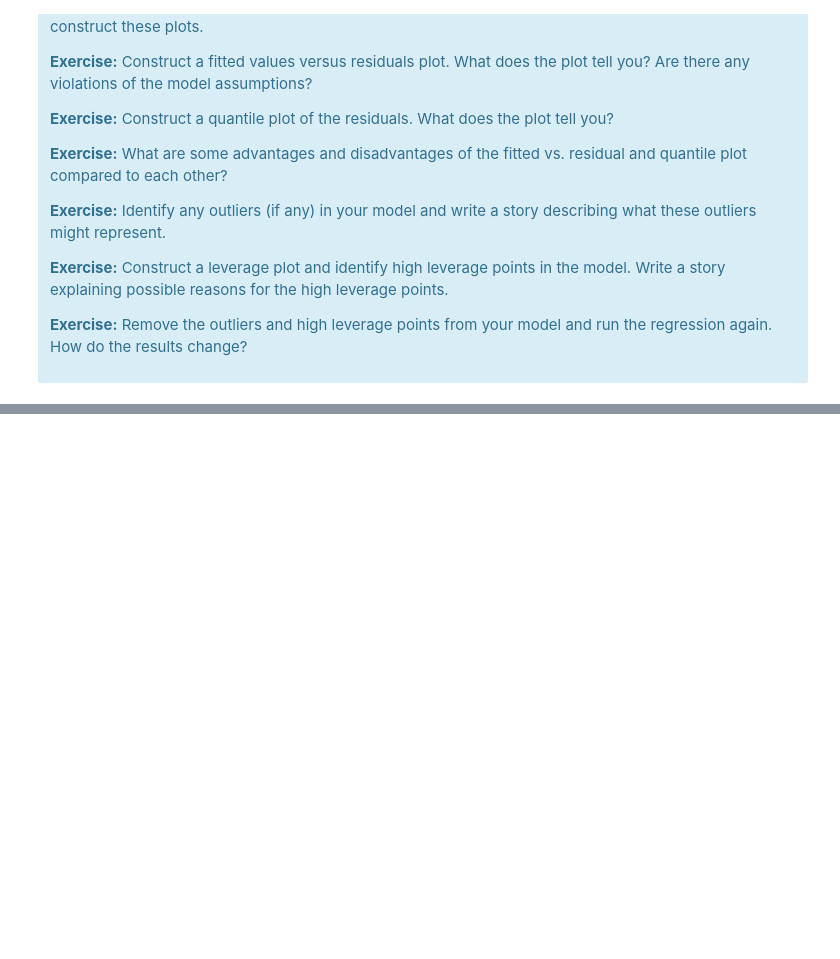
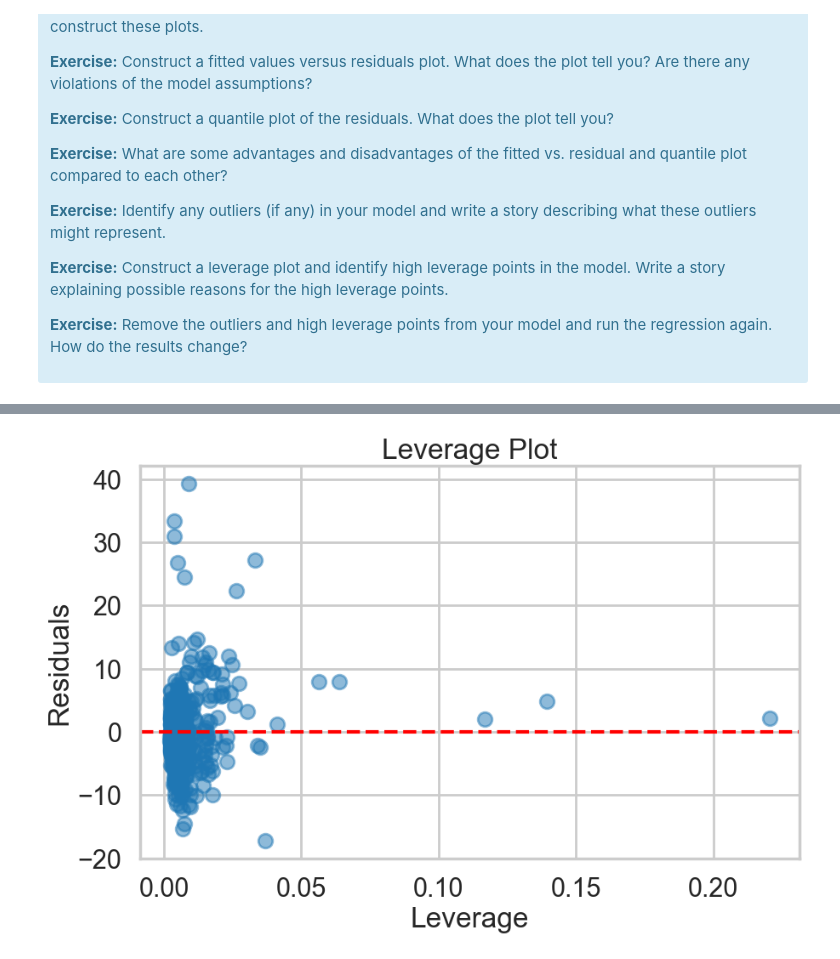
Before and after one commit to madmaxtoastflytiger/Boston-Housing, a Jupyter notebook: Mini_Project_Linear_Regression.ipynb, the cells around one changed output, grey strips where cells are left out. Cells and saved outputs as stored; diff of their text form; code cells hidden in the pictures; blank space fills up the shorter version.

```diff
--- a/Mini_Project_Linear_Regression.ipynb
+++ b/Mini_Project_Linear_Regression.ipynb
@@ -902,0 +1019,15 @@ There are some other issues that are important investigate with linear regressio
+# %%
+# Calculate leverage
+influence = m_2.get_influence()
+leverage = influence.hat_matrix_diag
+
+# Leverage plot
+plt.figure(figsize=(10, 6))
+plt.scatter(leverage, residuals, alpha=0.5)
+plt.axhline(0, color='red', linestyle='--')
+plt.title('Leverage Plot')
+plt.xlabel('Leverage')
+plt.ylabel('Residuals')
+plt.show()
+# %% [output]
+[figure, added]
```
Also changed, not shown: parts of 9 cells of this notebook.
